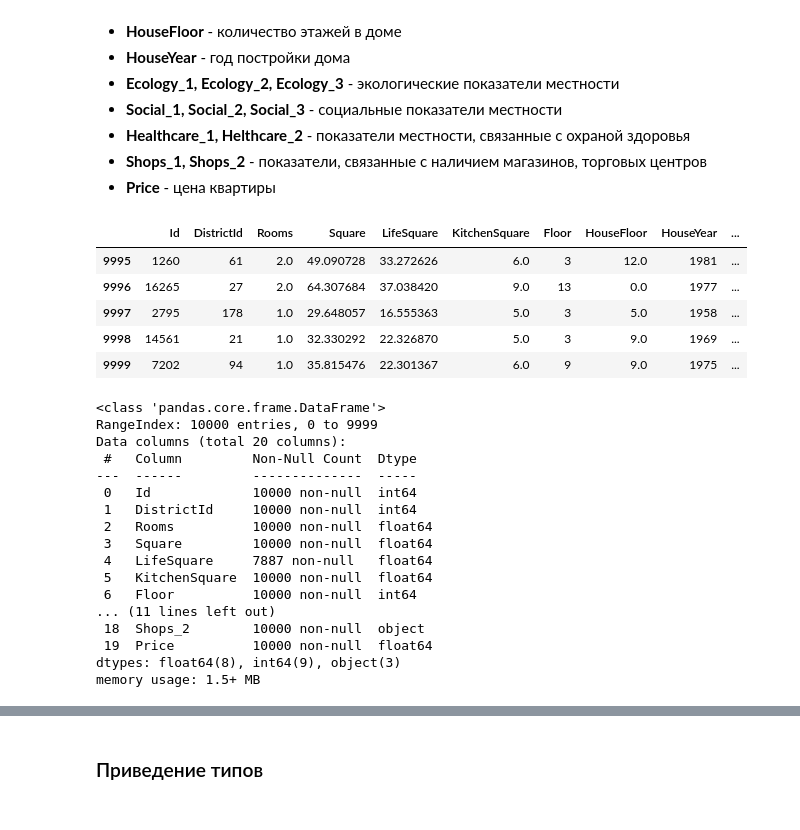
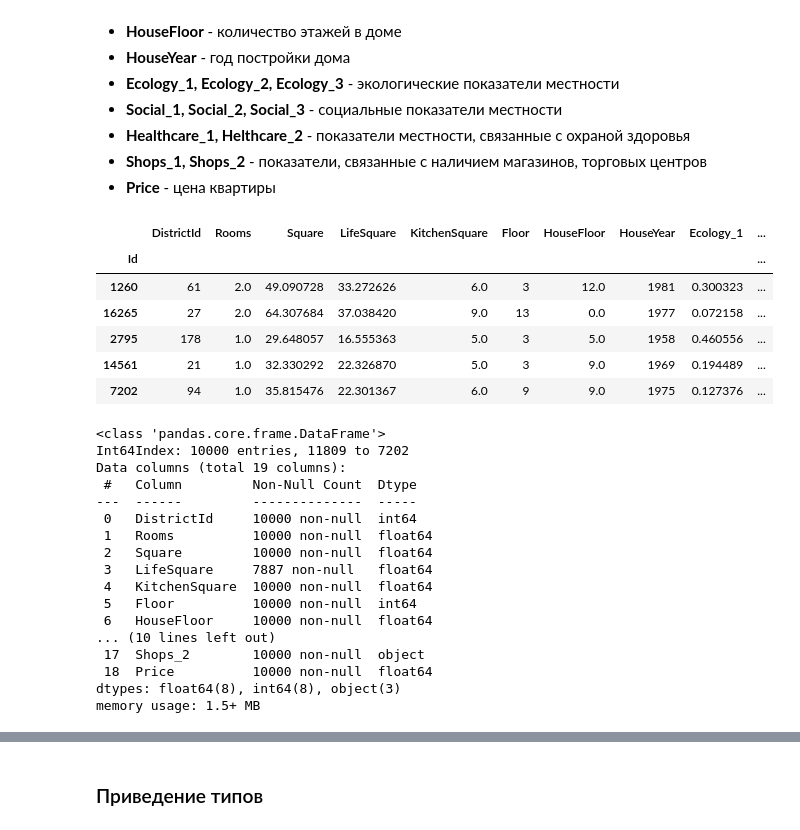
Before and after one commit to nglaz0v/Python_Libraries, a Jupyter notebook: project/project.ipynb, the cells around one changed output, grey strips where cells are left out. Saved outputs shown, nothing was run; the diff lists cells and outputs as text; code cells hidden in the pictures.

```diff
--- a/project/project.ipynb
+++ b/project/project.ipynb
@@ -112,34 +112,35 @@ TEST_DATASET_PATH = 'test.csv'
 * **Shops_1, Shops_2** - показатели, связанные с наличием магазинов, торговых центров
 * **Price** - цена квартиры
 # %%
-train_df = pd.read_csv(TRAIN_DATASET_PATH)
+train_df = pd.read_csv(TRAIN_DATASET_PATH, index_col="Id")
 train_df.tail()
 # %% [output]
-|  | Id | DistrictId | Rooms | Square | LifeSquare | KitchenSquare | Floor | HouseFloor | HouseYear | ... |
-| 9995 | 1260 | 61 | 2.0 | 49.090728 | 33.272626 | 6.0 | 3 | 12.0 | 1981 | ... |
-| 9996 | 16265 | 27 | 2.0 | 64.307684 | 37.038420 | 9.0 | 13 | 0.0 | 1977 | ... |
-| 9997 | 2795 | 178 | 1.0 | 29.648057 | 16.555363 | 5.0 | 3 | 5.0 | 1958 | ... |
-| 9998 | 14561 | 21 | 1.0 | 32.330292 | 22.326870 | 5.0 | 3 | 9.0 | 1969 | ... |
-| 9999 | 7202 | 94 | 1.0 | 35.815476 | 22.301367 | 6.0 | 9 | 9.0 | 1975 | ... |
+|  | DistrictId | Rooms | Square | LifeSquare | KitchenSquare | Floor | HouseFloor | HouseYear | Ecology_1 | ... |
+| Id |  |  |  |  |  |  |  |  |  | ... |
+| 1260 | 61 | 2.0 | 49.090728 | 33.272626 | 6.0 | 3 | 12.0 | 1981 | 0.300323 | ... |
+| 16265 | 27 | 2.0 | 64.307684 | 37.038420 | 9.0 | 13 | 0.0 | 1977 | 0.072158 | ... |
+| 2795 | 178 | 1.0 | 29.648057 | 16.555363 | 5.0 | 3 | 5.0 | 1958 | 0.460556 | ... |
+| 14561 | 21 | 1.0 | 32.330292 | 22.326870 | 5.0 | 3 | 9.0 | 1969 | 0.194489 | ... |
+| 7202 | 94 | 1.0 | 35.815476 | 22.301367 | 6.0 | 9 | 9.0 | 1975 | 0.127376 | ... |
 # %%
 train_df.info()
 # %% [output]
 <class 'pandas.core.frame.DataFrame'>
-RangeIndex: 10000 entries, 0 to 9999
-Data columns (total 20 columns):
+Int64Index: 10000 entries, 11809 to 7202
+Data columns (total 19 columns):
  #   Column         Non-Null Count  Dtype
 ---  ------         --------------  -----
- 0   Id             10000 non-null  int64
- 1   DistrictId     10000 non-null  int64
- 2   Rooms          10000 non-null  float64
- 3   Square         10000 non-null  float64
- 4   LifeSquare     7887 non-null   float64
- 5   KitchenSquare  10000 non-null  float64
- 6   Floor          10000 non-null  int64
-... (11 lines left out)
- 18  Shops_2        10000 non-null  object
- 19  Price          10000 non-null  float64
-dtypes: float64(8), int64(9), object(3)
+ 0   DistrictId     10000 non-null  int64
+ 1   Rooms          10000 non-null  float64
+ 2   Square         10000 non-null  float64
+ 3   LifeSquare     7887 non-null   float64
+ 4   KitchenSquare  10000 non-null  float64
+ 5   Floor          10000 non-null  int64
+ 6   HouseFloor     10000 non-null  float64
+... (10 lines left out)
+ 17  Shops_2        10000 non-null  object
+ 18  Price          10000 non-null  float64
+dtypes: float64(8), int64(8), object(3)
 memory usage: 1.5+ MB
 # %%
 train_df.describe()
```
Also changed, not shown: parts of 7 cells of this notebook.
